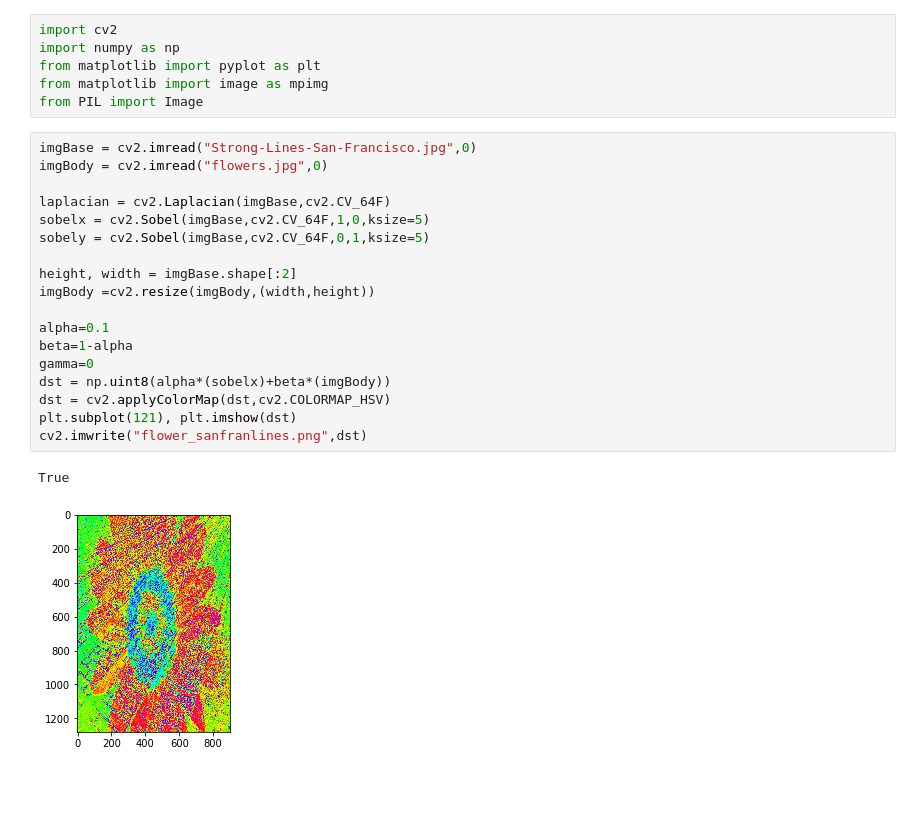
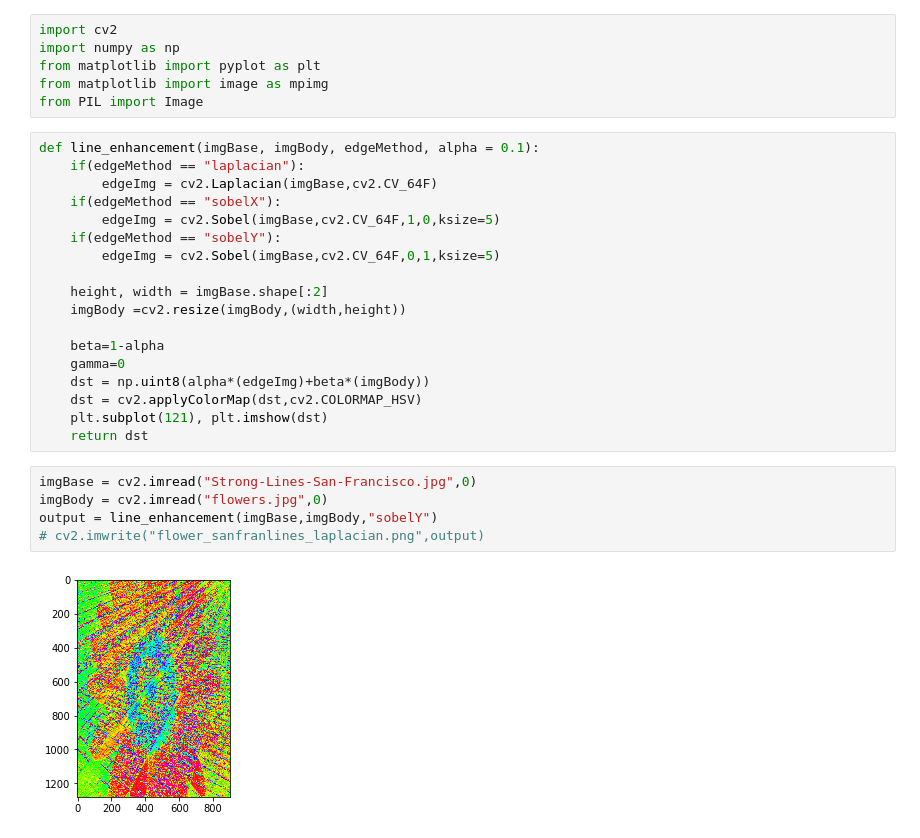
Before and after one commit to cm16161/Third_Year, a Jupyter notebook: Computational_Photography/Research_Project/Inceptionism/LineEnhancement.ipynb, the cells around one changed output. Cells and saved outputs as stored; diff of their text form; blank space fills up the shorter version.

Commit message:
cleaning up the line_enhancement

```diff
--- a/Computational_Photography/Research_Project/Inceptionism/LineEnhancement.ipynb
+++ b/Computational_Photography/Research_Project/Inceptionism/LineEnhancement.ipynb
@@ -5,23 +5,27 @@ from matplotlib import pyplot as plt
 from matplotlib import image as mpimg
 from PIL import Image
 # %%
-imgBase = cv2.imread("Strong-Lines-San-Francisco.jpg",0)
-imgBody = cv2.imread("flowers.jpg",0)
+def line_enhancement(imgBase, imgBody, edgeMethod, alpha = 0.1):
+    if(edgeMethod == "laplacian"):
+        edgeImg = cv2.Laplacian(imgBase,cv2.CV_64F)
+    if(edgeMethod == "sobelX"):
+        edgeImg = cv2.Sobel(imgBase,cv2.CV_64F,1,0,ksize=5)
+    if(edgeMethod == "sobelY"):
+        edgeImg = cv2.Sobel(imgBase,cv2.CV_64F,0,1,ksize=5)
 
-laplacian = cv2.Laplacian(imgBase,cv2.CV_64F)
-sobelx = cv2.Sobel(imgBase,cv2.CV_64F,1,0,ksize=5)
-sobely = cv2.Sobel(imgBase,cv2.CV_64F,0,1,ksize=5)
+    height, width = imgBase.shape[:2]
+    imgBody =cv2.resize(imgBody,(width,height))
 
-height, width = imgBase.shape[:2]
-imgBody =cv2.resize(imgBody,(width,height))
-
-alpha=0.1
-beta=1-alpha
-gamma=0
-dst = np.uint8(alpha*(sobelx)+beta*(imgBody))
-dst = cv2.applyColorMap(dst,cv2.COLORMAP_HSV)
-plt.subplot(121), plt.imshow(dst)
-cv2.imwrite("flower_sanfranlines.png",dst)
+    beta=1-alpha
+    gamma=0
+    dst = np.uint8(alpha*(edgeImg)+beta*(imgBody))
+    dst = cv2.applyColorMap(dst,cv2.COLORMAP_HSV)
+    plt.subplot(121), plt.imshow(dst)
+    return dst
-# %% [output]
-True
-[figure, removed]
+# %%
+imgBase = cv2.imread("Strong-Lines-San-Francisco.jpg",0)
+imgBody = cv2.imread("flowers.jpg",0)
+output = line_enhancement(imgBase,imgBody,"sobelY")
+# cv2.imwrite("flower_sanfranlines_laplacian.png",output)
+# %% [output]
+[figure, added]
```
Also changed, not shown: 1 other file.
